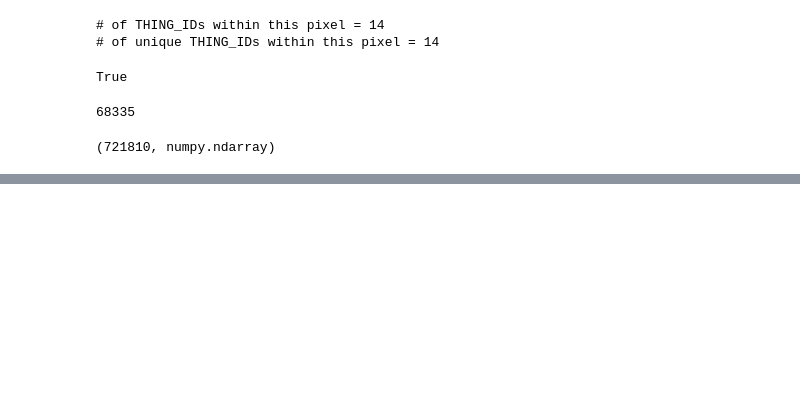
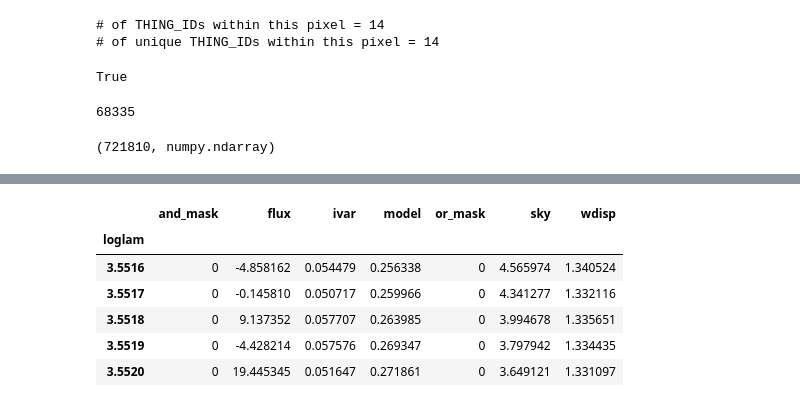
Before and after one commit to slosar/ForetFusion, a Jupyter notebook: sdss_catalog.ipynb, the cells around one changed output, grey strips where cells are left out. Drawn from its saved outputs; the diff is of its cells as text; code cells hidden in the pictures; blank space fills up the shorter version.

```diff
--- a/sdss_catalog.ipynb
+++ b/sdss_catalog.ipynb
@@ -195,0 +252,10 @@ all_qso.query('THING_ID == 341840093')
+# %%
+mask[1].head()
+# %% [output]
+|  | and_mask | flux | ivar | model | or_mask | sky | wdisp |
+| loglam |  |  |  |  |  |  |  |
+| 3.5516 | 0 | -4.858162 | 0.054479 | 0.256338 | 0 | 4.565974 | 1.340524 |
+| 3.5517 | 0 | -0.145810 | 0.050717 | 0.259966 | 0 | 4.341277 | 1.332116 |
+| 3.5518 | 0 | 9.137352 | 0.057707 | 0.263985 | 0 | 3.994678 | 1.335651 |
+| 3.5519 | 0 | -4.428214 | 0.057576 | 0.269347 | 0 | 3.797942 | 1.334435 |
+| 3.5520 | 0 | 19.445345 | 0.051647 | 0.271861 | 0 | 3.649121 | 1.331097 |
```
Also changed, not shown: parts of 11 cells of this notebook.
